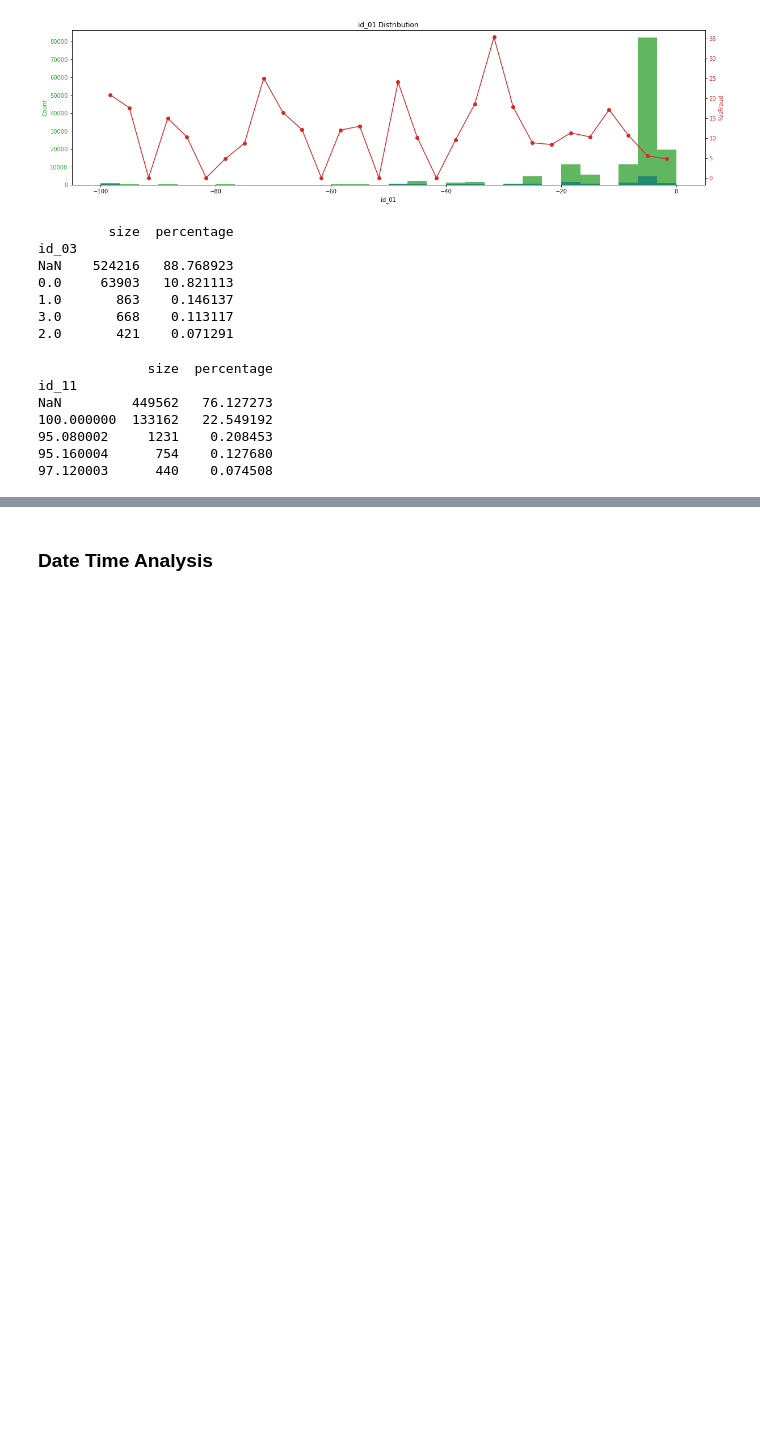
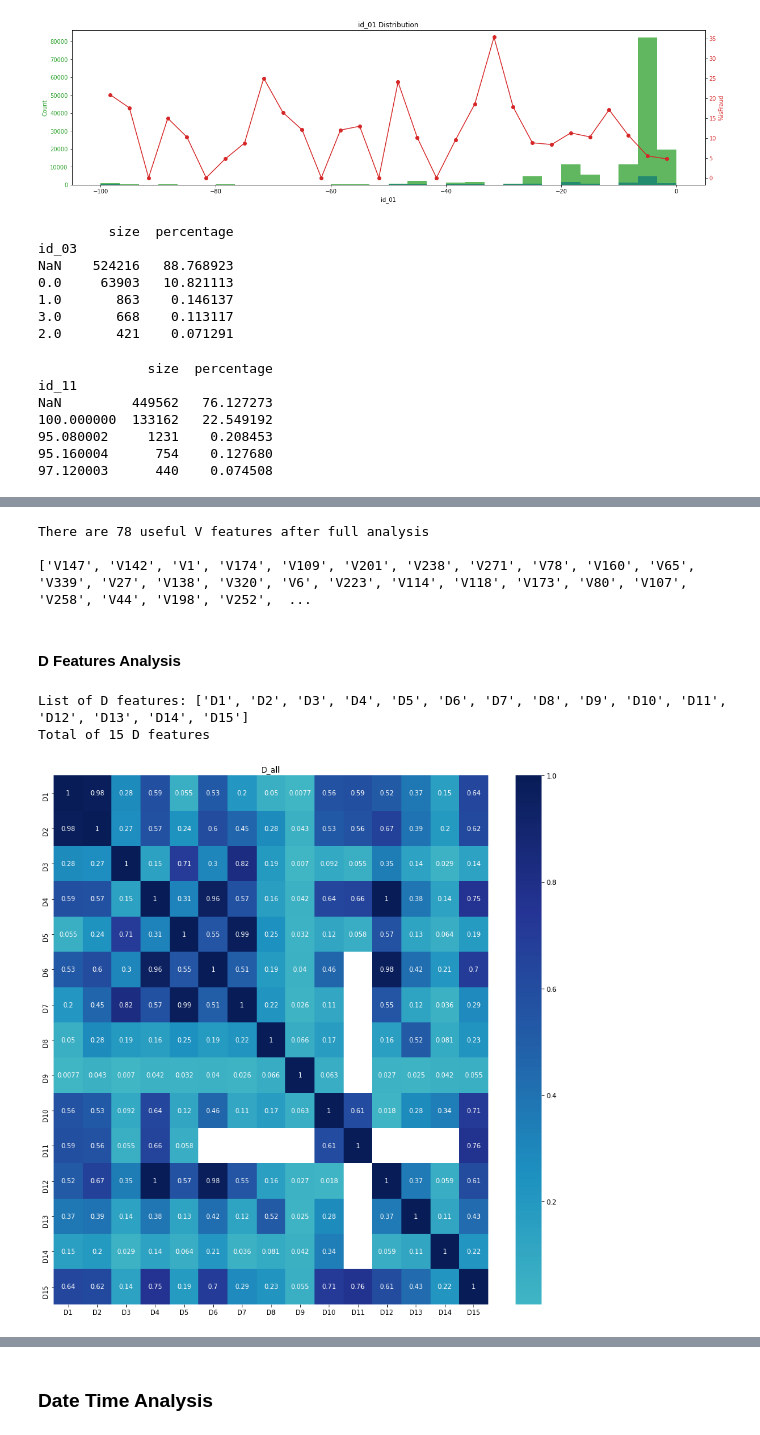
Before and after one commit to JoshSpangler96/IEEE-CIS-Fraud-Detection, a Jupyter notebook: IEEE_Fraud_Detection_EDA.ipynb, the cells around one changed output, grey strips where cells are left out. Saved outputs shown, nothing was run; the diff lists cells and outputs as text; code cells hidden in the pictures; blank space fills up the shorter version.

```diff
--- a/IEEE_Fraud_Detection_EDA.ipynb
+++ b/IEEE_Fraud_Detection_EDA.ipynb
@@ -1192,0 +659,8 @@ corr_plot(df=train, features=features, title='V279-V321', annot=False)
+# %%
+# initialize empty list to be filled with useful d features
+v_features_to_use = []
+
+v_regex = re.compile('[V][0-9]*')
+v_features = list(filter(v_regex.fullmatch, train.columns))
+print(f'List of V features: {v_features}')
+print(f'Total of {len(v_features)} M features')
@@ -1192,0 +1229,24 @@ corr_plot(df=train, features=features, title='V279-V321', annot=False)
+# %%
+print(f'There are {len(v_features_to_use)} useful V features after full analysis\n')
+print(v_features_to_use)
+# %% [output]
+There are 78 useful V features after full analysis
+
+['V147', 'V142', 'V1', 'V174', 'V109', 'V201', 'V238', 'V271', 'V78', 'V160', 'V65', 'V339', 'V27', 'V138', 'V320', 'V6', 'V223', 'V114', 'V118', 'V173', 'V80', 'V107', 'V258', 'V44', 'V198', 'V252',  ...
+# %% [markdown]
+#### D Features Analysis
+# %%
+# initialize empty list to be filled with useful d features
+d_features_to_use = []
+
+d_regex = re.compile('[D][0-9]*')
+d_features = list(filter(d_regex.fullmatch, train.columns))
+print(f'List of D features: {d_features}')
+print(f'Total of {len(d_features)} D features')
+# %% [output]
+List of D features: ['D1', 'D2', 'D3', 'D4', 'D5', 'D6', 'D7', 'D8', 'D9', 'D10', 'D11', 'D12', 'D13', 'D14', 'D15']
+Total of 15 D features
+# %%
+corr_plot(df=train, features=d_features, title='D_all')
+# %% [output]
+[figure, added]
```
Also changed, not shown: parts of 135 cells of this notebook.
